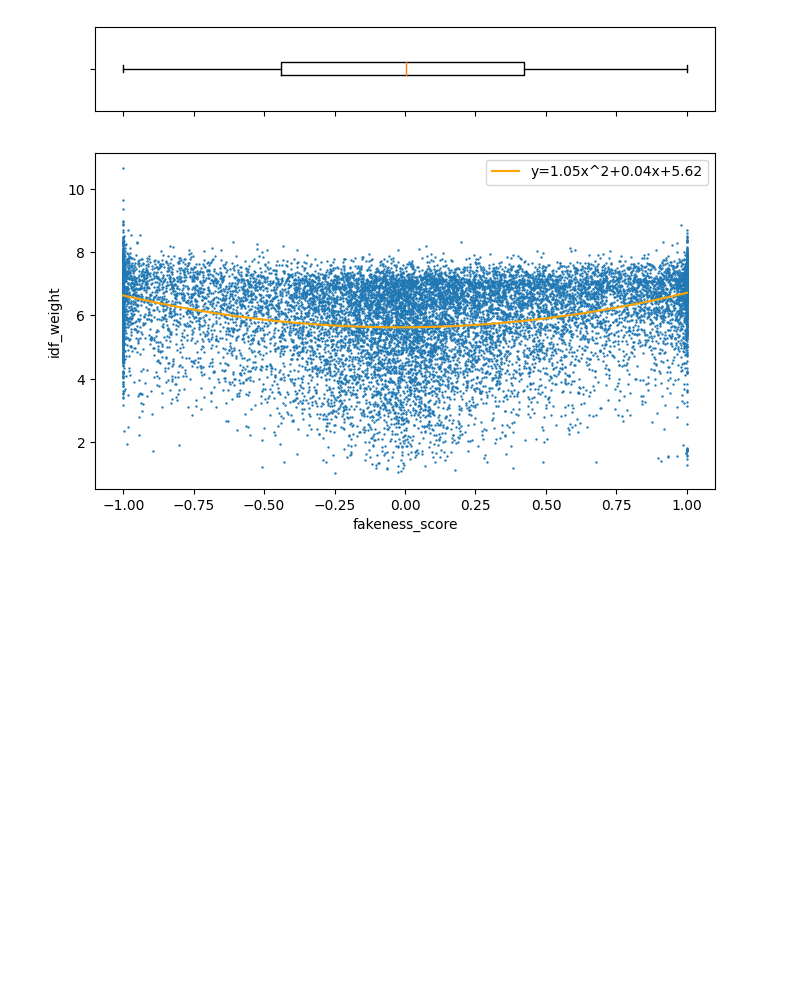
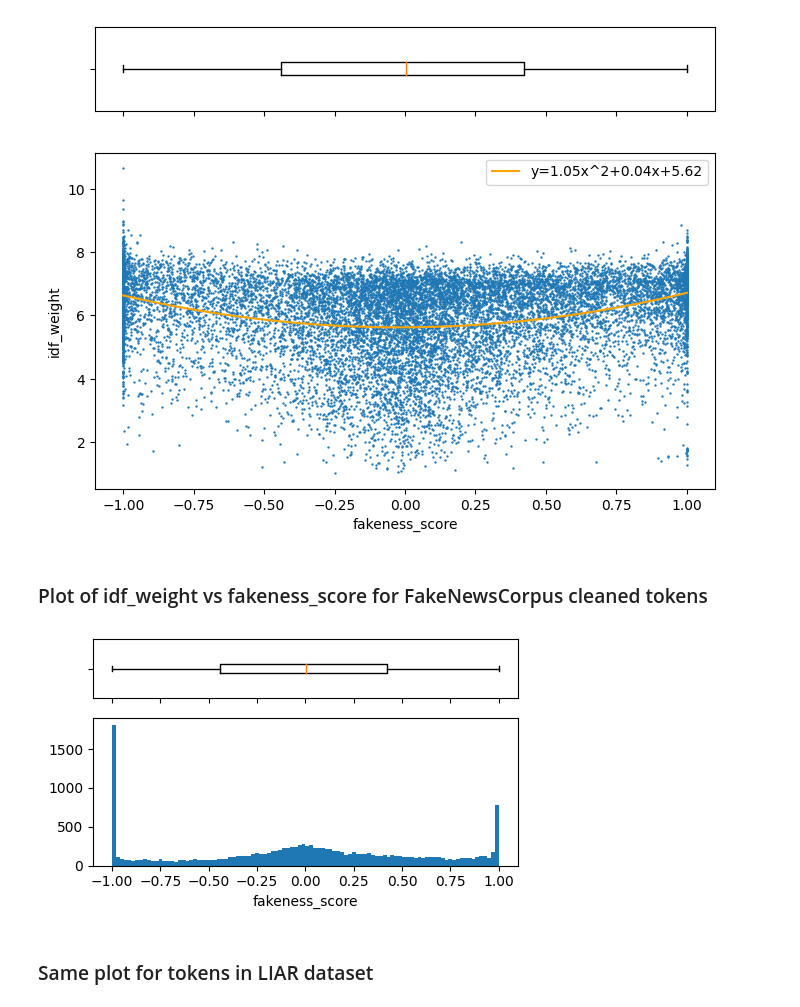
Before and after one commit to vicjuhl/fake-news, a Jupyter notebook: src/word_article_statistics.ipynb, the cells around one changed output. Cells and saved outputs as stored; diff of their text form; code cells hidden in the pictures; blank space fills up the shorter version.

```diff
--- a/src/word_article_statistics.ipynb
+++ b/src/word_article_statistics.ipynb
@@ -213,3 +219,29 @@ ax2.legend()
 plt.show()
 # %% [output]
 [figure]
+# %% [markdown]
+### Plot of idf_weight vs fakeness_score for FakeNewsCorpus cleaned tokens
+# %%
+
+import matplotlib.pyplot as plt
+import numpy as np
+
+fig, (ax1, ax2) = plt.subplots(nrows=2, ncols=1, figsize=(5, 3), sharex='col', gridspec_kw={'height_ratios':[1, 2.5]})
+
+idf_weight = dfm.idf_weight
+fakeness_score = dfm.fakeness_score
+
+# Plot 1 - boxplot in blue color
+ax1.boxplot(fakeness_score, vert=False)
+ax1.set_yticklabels([])
+
+# Plot 2 - scatter plot with a polynomial regression in blue color
+ax2.hist(fakeness_score, bins=100)
+ax2.set_xlabel('fakeness_score')
+
+plt.tight_layout()
+plt.show()
+# %% [output]
+[figure, added]
+# %% [markdown]
+### Same plot for tokens in LIAR dataset
```
Also changed, not shown: parts of 9 cells of this notebook, 1 other file.
